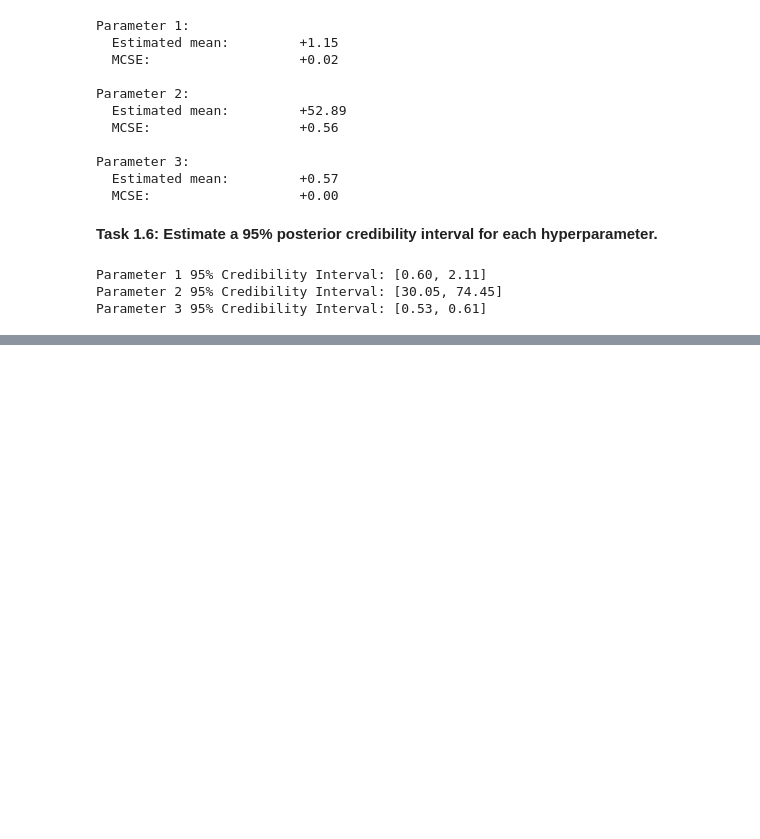
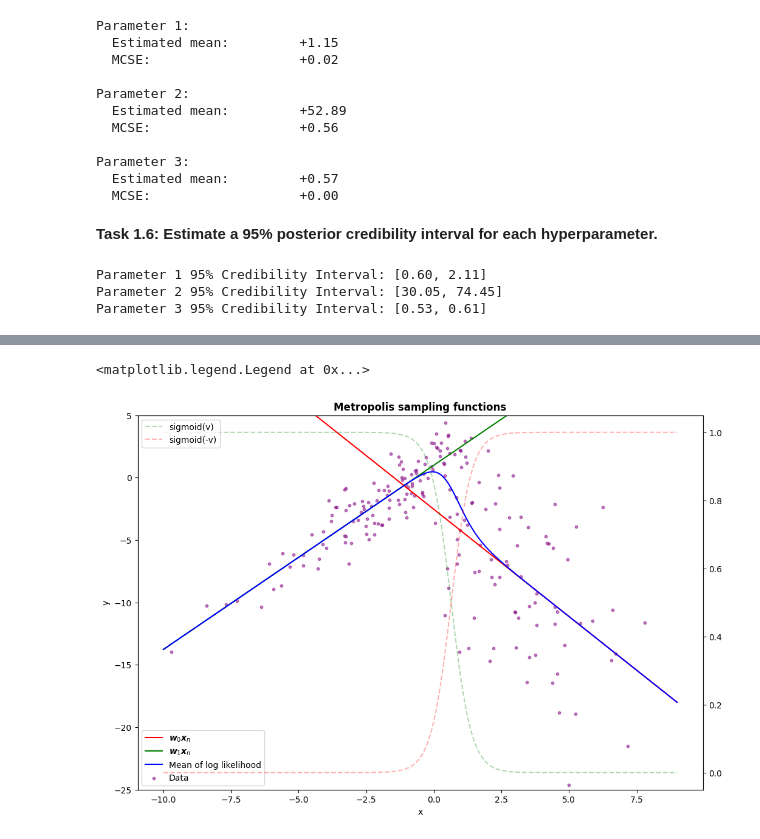
Before and after one commit to Ghjacobsen/BayesianML, a Jupyter notebook: Part1_assignment3.ipynb, the cells around one changed output, grey strips where cells are left out. Saved outputs shown, nothing was run; the diff lists cells and outputs as text; code cells hidden in the pictures; blank space fills up the shorter version.

```diff
--- a/Part1_assignment3.ipynb
+++ b/Part1_assignment3.ipynb
@@ -464,0 +811,44 @@ Parameter 3 95% Credibility Interval: [0.53, 0.61]
+# %%
+warm_up = int(0.2*num_iterations)
+theta_mean = np.mean(thetas[warm_up:], axis=0)
+
+w0 = jnp.array([theta_mean[0],theta_mean[1]])
+w1 = jnp.array([theta_mean[2],theta_mean[3]])
+v = jnp.array([theta_mean[4],theta_mean[5]])
+tau = theta_mean[6]
+sigma0 = theta_mean[7]
+sigma1 = theta_mean[8]
+x = np.linspace(-10, 9, 500)
+
+# design matrix
+X = design_matrix(x)
+X1 = X@w1
+X0 = X@w0
+
+fig, axes = plt.subplots(1,1, figsize=(12, 8))
+
+#### Metro-Hastings samples mean:
+
+y = sigmoid(X@v)*X1 + sigmoid(-X@v)*X0
+ax2 = axes.twinx()
+
+ax2.plot(x,sigmoid(X@v),'--', color='green', alpha=0.3, label='sigmoid(v)')
+ax2.plot(x,sigmoid(-X@v),'--', color='red', alpha=0.3, label='sigmoid(-v)')
+ax2.legend(loc='upper left')
+
+axes.plot(x, X0, color='red', label=r'$\boldsymbol{w}_0 \boldsymbol{x}_n$')
+axes.plot(x, X1, color='green', label=r'$\boldsymbol{w}_1 \boldsymbol{x}_n$')
+axes.plot(x, y, color='blue', label='Mean of log likelihood')
+
+# plot contour of log joint distribution and data
+axes.set_title('Metropolis sampling functions', fontweight='bold')
+axes.set_xlabel('x')
+axes.set_ylabel('y')
+
+#log_joint_vectorized = vmap(lambda xi, yi: log_joint(yi, xi, theta_mean))
+axes.set_ylim(-25,5)
+axes.scatter(x_data, y_data, c='purple', s=10, alpha=0.5, label='Data')
+axes.legend(loc='lower left')
+# %% [output]
+<matplotlib.legend.Legend at 0x...>
+[figure, added]
```
Also changed, not shown: parts of 22 cells of this notebook, 2 other files.
